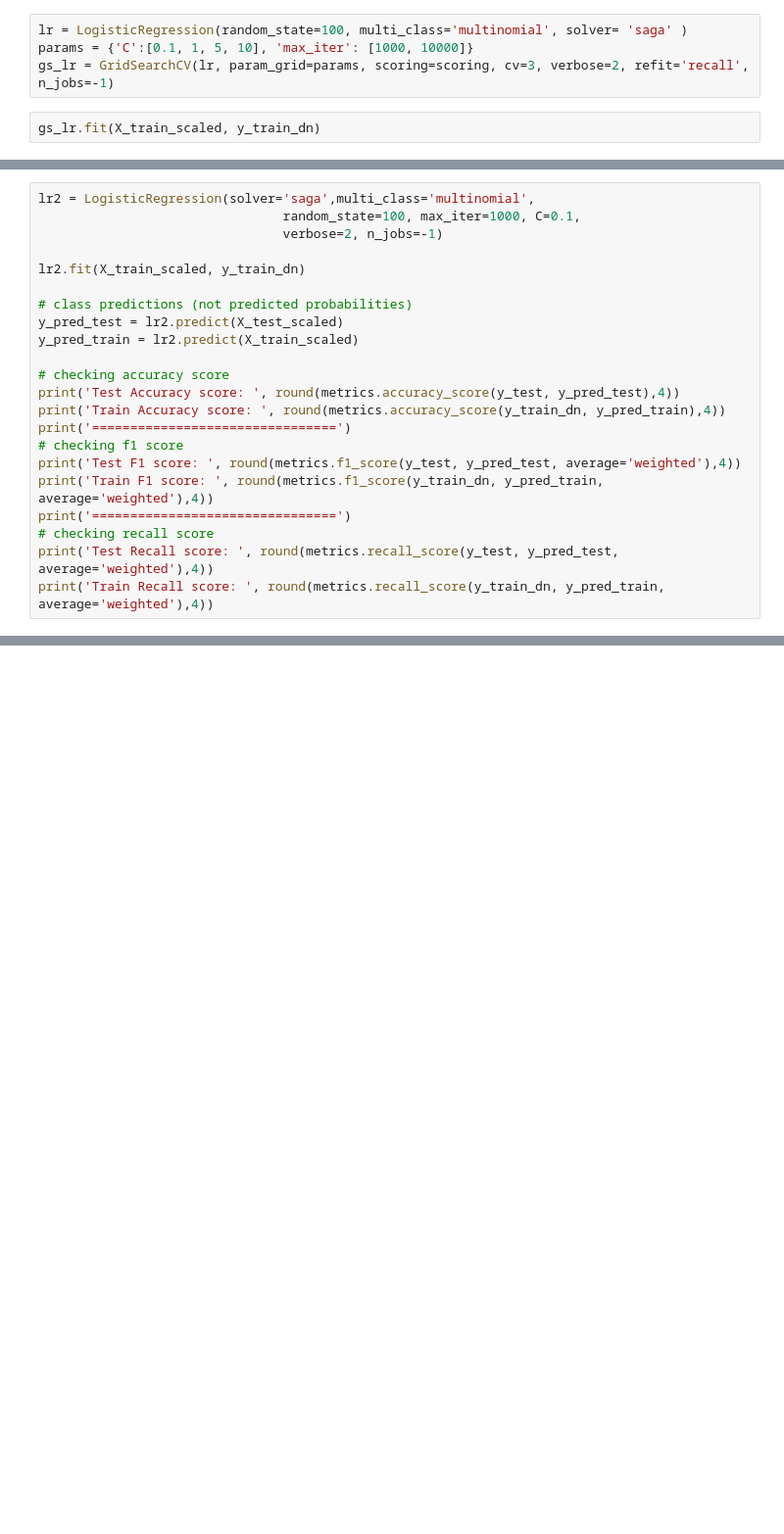
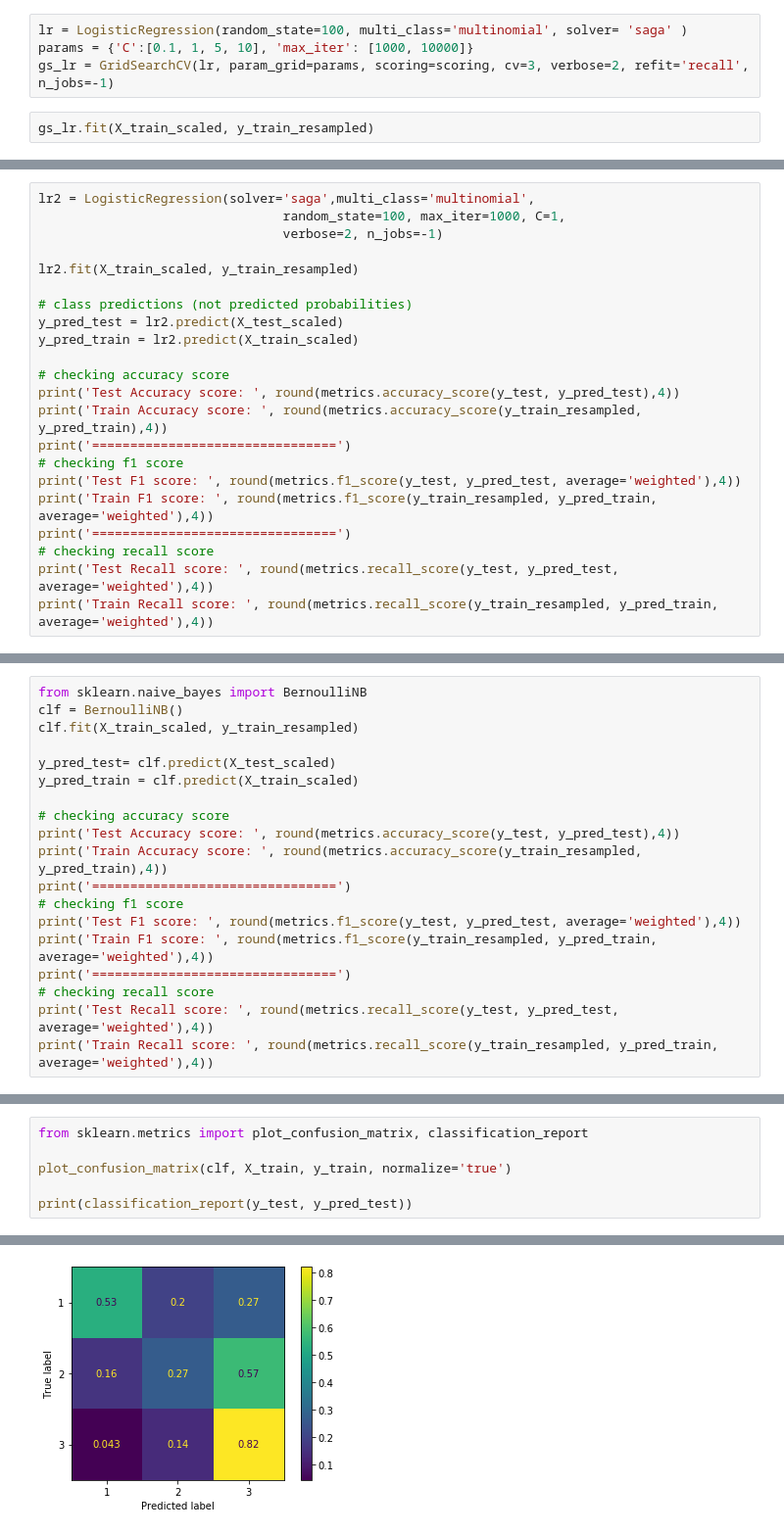
Before and after one commit to Yeshi341/structural_damage_from_earthquake, a Jupyter notebook: logistic_regression.ipynb, the cells around one changed output, grey strips where cells are left out. Shown at 98% size. Saved outputs shown, nothing was run; the diff lists cells and outputs as text; blank space fills up the shorter version.

```diff
--- a/logistic_regression.ipynb
+++ b/logistic_regression.ipynb
@@ -344,7 +357,7 @@ lr = LogisticRegression(random_state=100, multi_class='multinomial', solver= 'sa
 params = {'C':[0.1, 1, 5, 10], 'max_iter': [1000, 10000]}
 gs_lr = GridSearchCV(lr, param_grid=params, scoring=scoring, cv=3, verbose=2, refit='recall', n_jobs=-1)
 # %%
-gs_lr.fit(X_train_scaled, y_train_dn)
+gs_lr.fit(X_train_scaled, y_train_resampled)
 # %% [output]
 Fitting 3 folds for each of 8 candidates, totalling 24 fits
 [Parallel(n_jobs=-1)]: Using backend LokyBackend with 4 concurrent workers.
@@ -363,9 +369,9 @@ gs_lr.best_params_
 # %%
 lr2 = LogisticRegression(solver='saga',multi_class='multinomial',
-                                random_state=100, max_iter=1000, C=0.1,
+                                random_state=100, max_iter=1000, C=1,
                                 verbose=2, n_jobs=-1)
 
-lr2.fit(X_train_scaled, y_train_dn)
+lr2.fit(X_train_scaled, y_train_resampled)
 
 # class predictions (not predicted probabilities)
 y_pred_test = lr2.predict(X_test_scaled)
@@ -373,14 +379,14 @@ y_pred_train = lr2.predict(X_train_scaled)
 
 # checking accuracy score
 print('Test Accuracy score: ', round(metrics.accuracy_score(y_test, y_pred_test),4))
-print('Train Accuracy score: ', round(metrics.accuracy_score(y_train_dn, y_pred_train),4))
+print('Train Accuracy score: ', round(metrics.accuracy_score(y_train_resampled, y_pred_train),4))
 print('================================')
 # checking f1 score
 print('Test F1 score: ', round(metrics.f1_score(y_test, y_pred_test, average='weighted'),4))
-print('Train F1 score: ', round(metrics.f1_score(y_train_dn, y_pred_train, average='weighted'),4))
+print('Train F1 score: ', round(metrics.f1_score(y_train_resampled, y_pred_train, average='weighted'),4))
 print('================================')
 # checking recall score
 print('Test Recall score: ', round(metrics.recall_score(y_test, y_pred_test, average='weighted'),4))
-print('Train Recall score: ', round(metrics.recall_score(y_train_dn, y_pred_train, average='weighted'),4))
+print('Train Recall score: ', round(metrics.recall_score(y_train_resampled, y_pred_train, average='weighted'),4))
 # %% [output]
 [Parallel(n_jobs=-1)]: Using backend ThreadingBackend with 4 concurrent workers.
@@ -396,0 +403,19 @@ Train Recall score:  0.5918
+# %%
+from sklearn.naive_bayes import BernoulliNB
+clf = BernoulliNB()
+clf.fit(X_train_scaled, y_train_resampled)
+
+y_pred_test= clf.predict(X_test_scaled)
+y_pred_train = clf.predict(X_train_scaled)
+
+# checking accuracy score
+print('Test Accuracy score: ', round(metrics.accuracy_score(y_test, y_pred_test),4))
+print('Train Accuracy score: ', round(metrics.accuracy_score(y_train_resampled, y_pred_train),4))
+print('================================')
+# checking f1 score
+print('Test F1 score: ', round(metrics.f1_score(y_test, y_pred_test, average='weighted'),4))
+print('Train F1 score: ', round(metrics.f1_score(y_train_resampled, y_pred_train, average='weighted'),4))
+print('================================')
+# checking recall score
+print('Test Recall score: ', round(metrics.recall_score(y_test, y_pred_test, average='weighted'),4))
+print('Train Recall score: ', round(metrics.recall_score(y_train_resampled, y_pred_train, average='weighted'),4))
@@ -396,0 +431,7 @@ Train Recall score:  0.5918
+# %%
+from sklearn.metrics import plot_confusion_matrix, classification_report
+
+plot_confusion_matrix(clf, X_train, y_train, normalize='true')
+
+print(classification_report(y_test, y_pred_test))
+# %% [output]
@@ -396,0 +447 @@ Train Recall score:  0.5918
+[figure, added]
```
Also changed, not shown: parts of 49 cells of this notebook.
